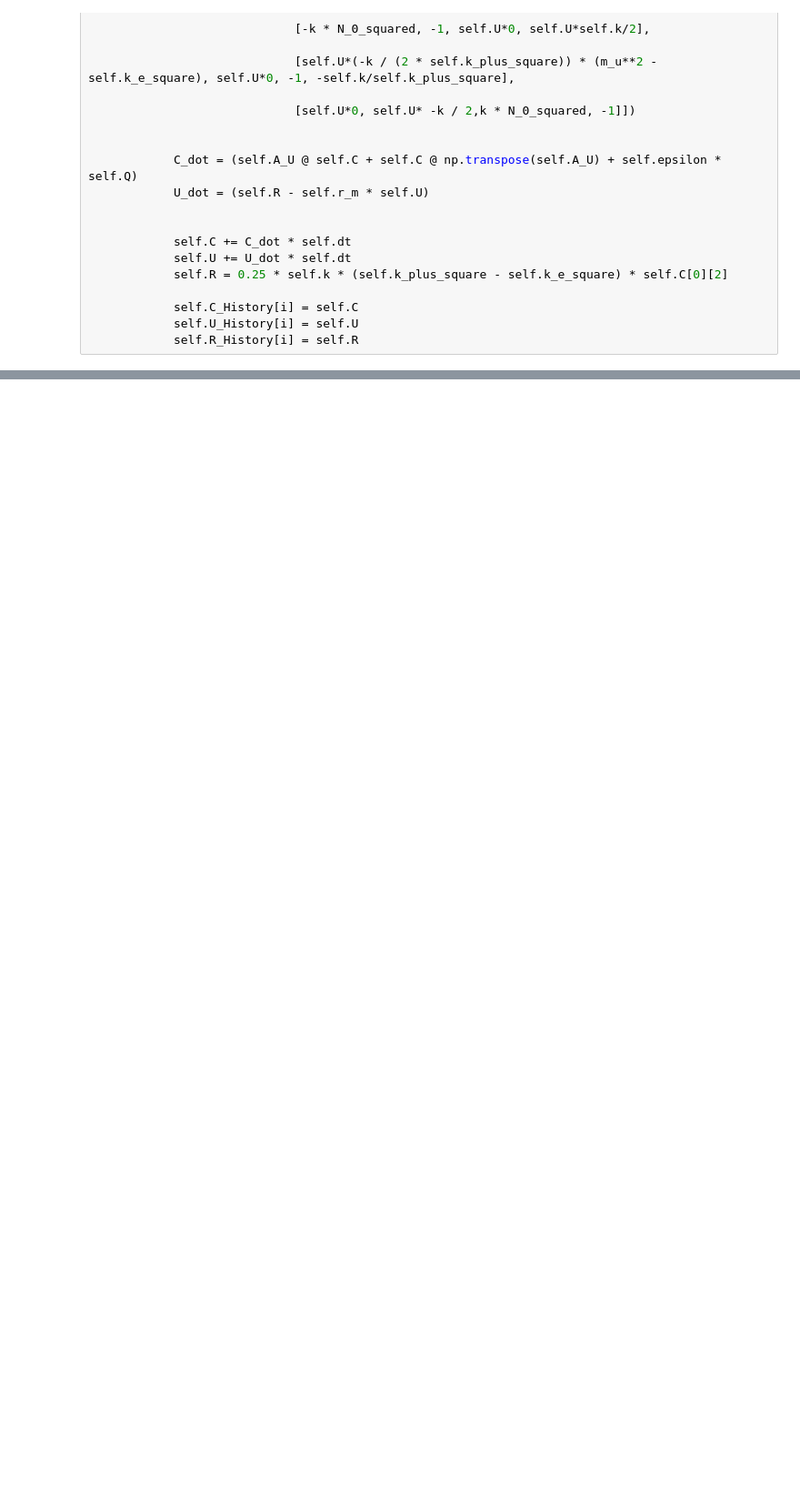
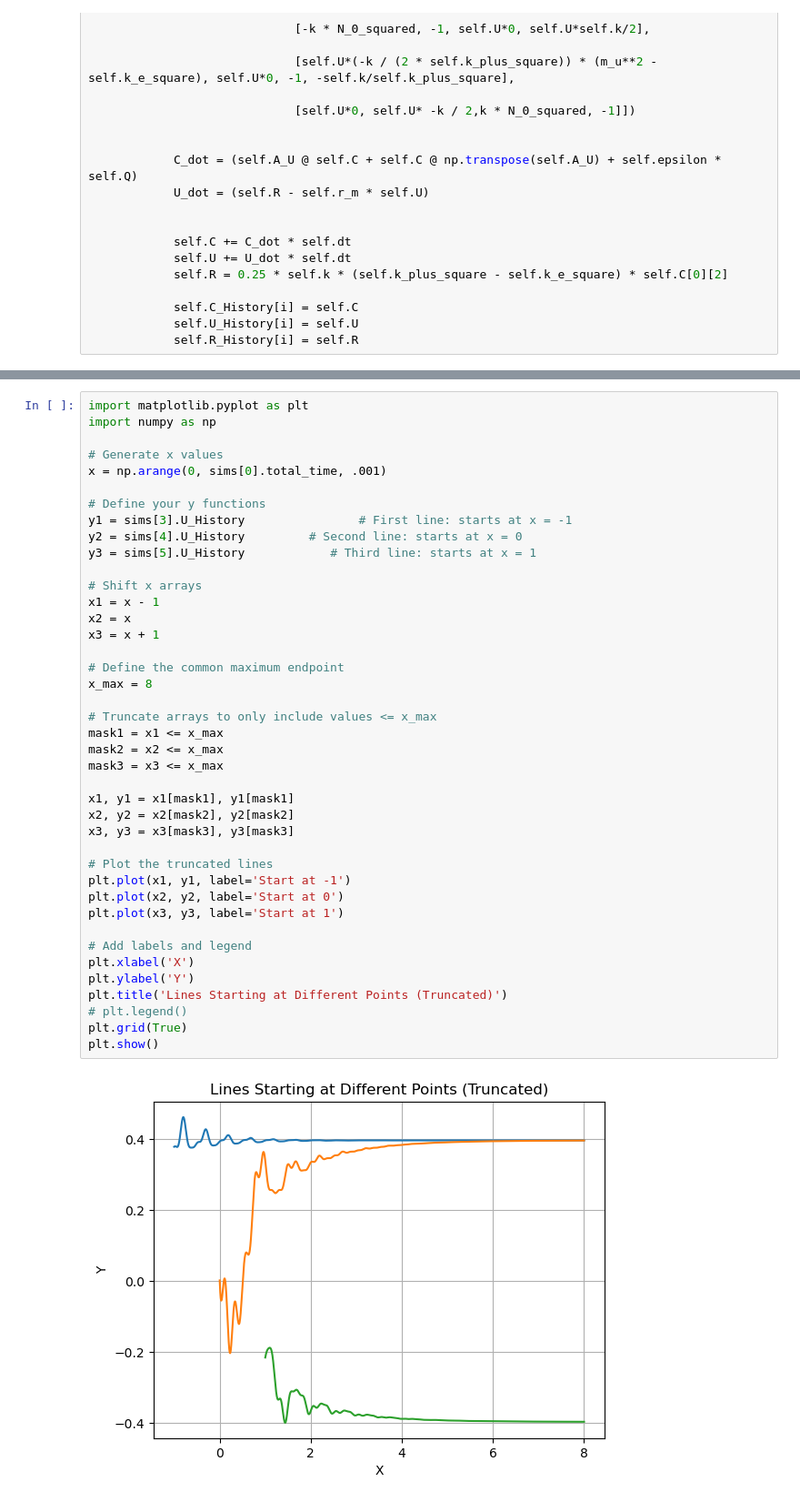
Before and after one commit to baasilsanu/Move, a Jupyter notebook: JupyterFiles/SSDsolverNotebook.ipynb, the cells around one changed output, grey strips where cells are left out. Shown at 91% size. Drawn from its saved outputs; the diff is of its cells as text; blank space fills up the shorter version.

```diff
--- a/JupyterFiles/SSDsolverNotebook.ipynb
+++ b/JupyterFiles/SSDsolverNotebook.ipynb
@@ -276,0 +473,43 @@ if __name__ == "__main__":
+# %%
+import matplotlib.pyplot as plt
+import numpy as np
+
+# Generate x values
+x = np.arange(0, sims[0].total_time, .001)
+
+# Define your y functions
+y1 = sims[3].U_History                # First line: starts at x = -1
+y2 = sims[4].U_History         # Second line: starts at x = 0
+y3 = sims[5].U_History            # Third line: starts at x = 1
+
+# Shift x arrays
+x1 = x - 1
+x2 = x
+x3 = x + 1
+
+# Define the common maximum endpoint
+x_max = 8
+
+# Truncate arrays to only include values <= x_max
+mask1 = x1 <= x_max
+mask2 = x2 <= x_max
+mask3 = x3 <= x_max
+
+x1, y1 = x1[mask1], y1[mask1]
+x2, y2 = x2[mask2], y2[mask2]
+x3, y3 = x3[mask3], y3[mask3]
+
+# Plot the truncated lines
+plt.plot(x1, y1, label='Start at -1')
+plt.plot(x2, y2, label='Start at 0')
+plt.plot(x3, y3, label='Start at 1')
+
+# Add labels and legend
+plt.xlabel('X')
+plt.ylabel('Y')
+plt.title('Lines Starting at Different Points (Truncated)')
+# plt.legend()
+plt.grid(True)
+plt.show()
+# %% [output]
+[figure, added]
```
Also changed, not shown: parts of 8 cells of this notebook, 7 other files.
